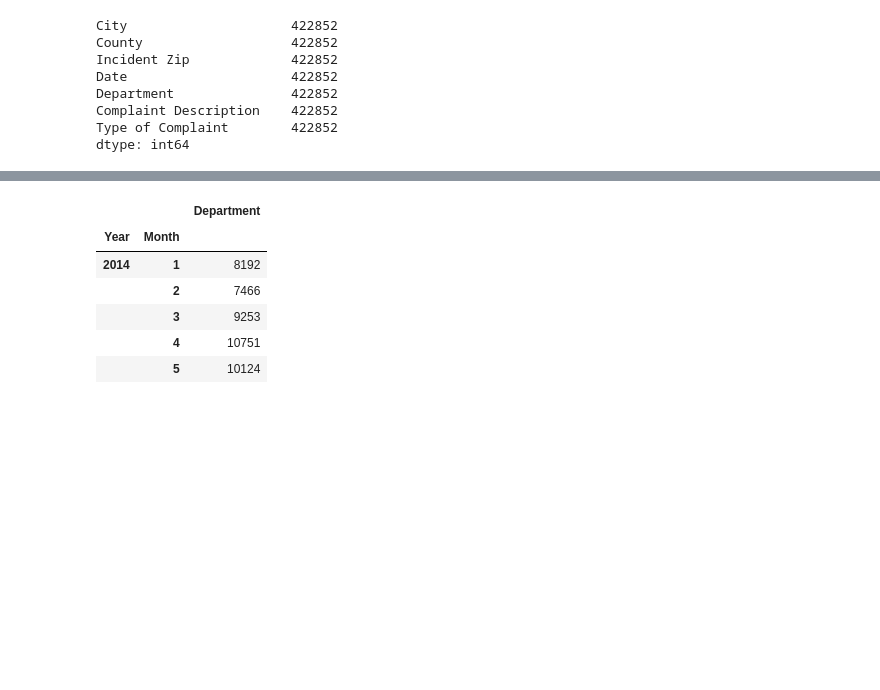
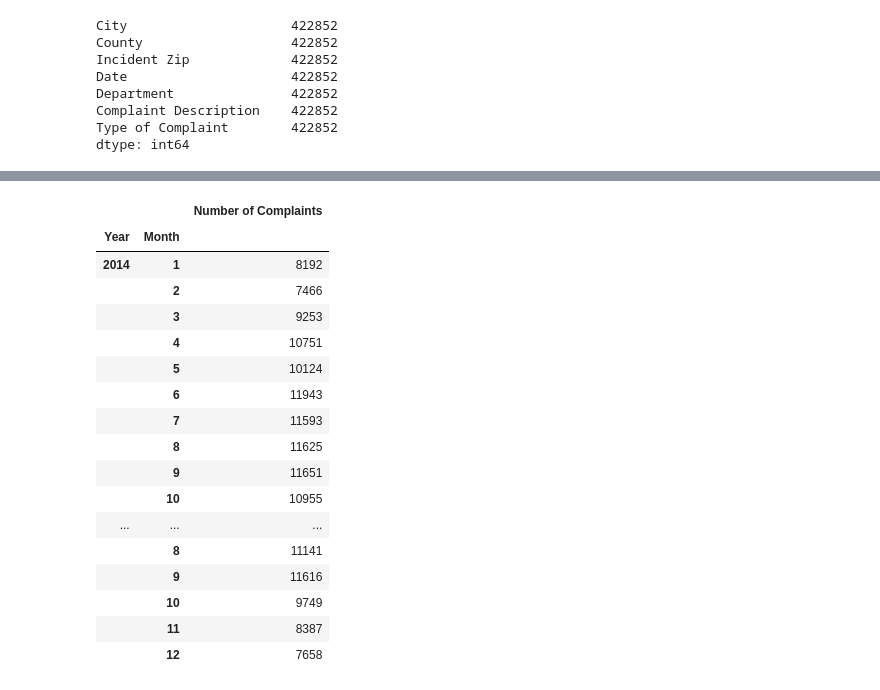
Before and after one commit to mraigosa/Austin_311_analysis, a Jupyter notebook: Datetime_analysis.ipynb, the cells around one changed output, grey strips where cells are left out. Cells and saved outputs as stored; diff of their text form; code cells hidden in the pictures; blank space fills up the shorter version.

```diff
--- a/Datetime_analysis.ipynb
+++ b/Datetime_analysis.ipynb
@@ -129,5 +131,6 @@ new_austin311_df.head()
 # %%
 #Pivot the table to make 'Year' the index and get the counts for Department and Zip.
 austin311_year = new_austin311_df.pivot_table(new_austin311_df, index=['Year','Month'], aggfunc='count')
+austin311_year = austin311_year.rename(columns={"Department":"Number of Complaints"})
 austin311_year.head()
 # %% [output]
@@ -141,13 +164,25 @@ austin311_year.head()
 # %%
 #Drop the year 2013 since it has only one month.
-austin311_year.drop(austin311_year.index[[0]],inplace=True)
-austin311_year.head()
+austin311_year.drop(austin311_year.index[0],inplace=True)
+austin311_year.drop(austin311_year.index[36:],inplace=True)
+austin311_year
 # %% [output]
-|  |  | Department |
+|  |  | Number of Complaints |
 | Year | Month |  |
 | 2014 | 1 | 8192 |
 |  | 2 | 7466 |
 |  | 3 | 9253 |
 |  | 4 | 10751 |
 |  | 5 | 10124 |
+|  | 6 | 11943 |
+|  | 7 | 11593 |
+|  | 8 | 11625 |
+|  | 9 | 11651 |
+|  | 10 | 10955 |
+| ... | ... | ... |
+|  | 8 | 11141 |
+|  | 9 | 11616 |
+|  | 10 | 9749 |
+|  | 11 | 8387 |
+|  | 12 | 7658 |
 # %%
```
Also changed, not shown: parts of 8 cells of this notebook, 2 other files.
